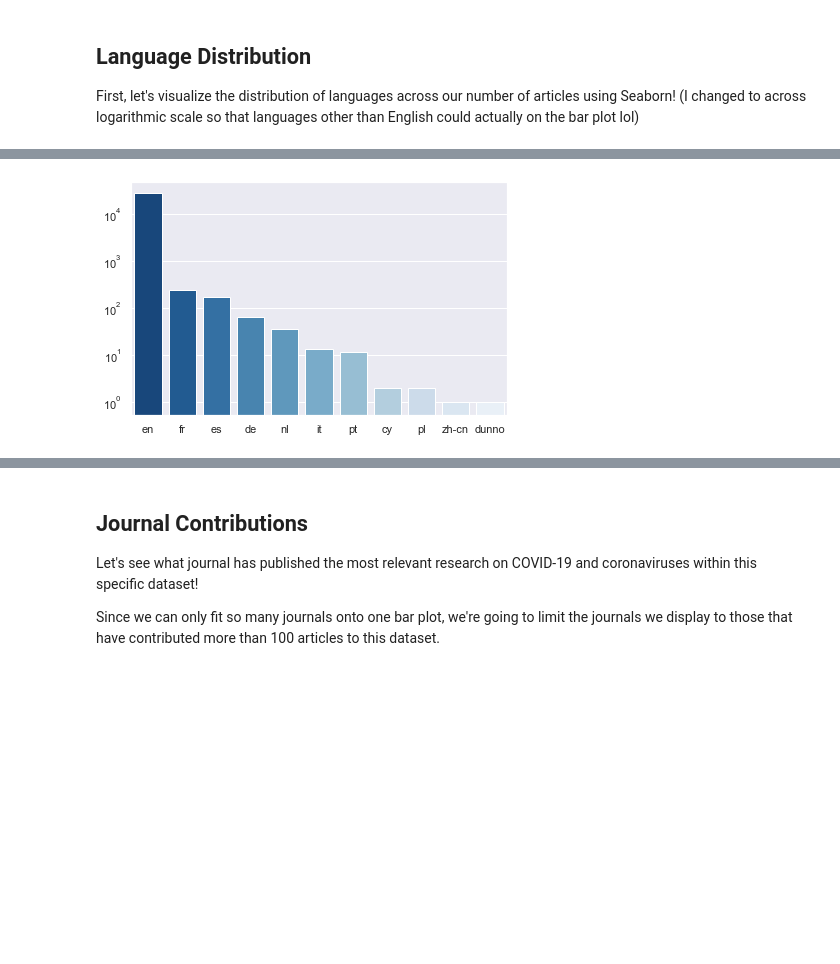
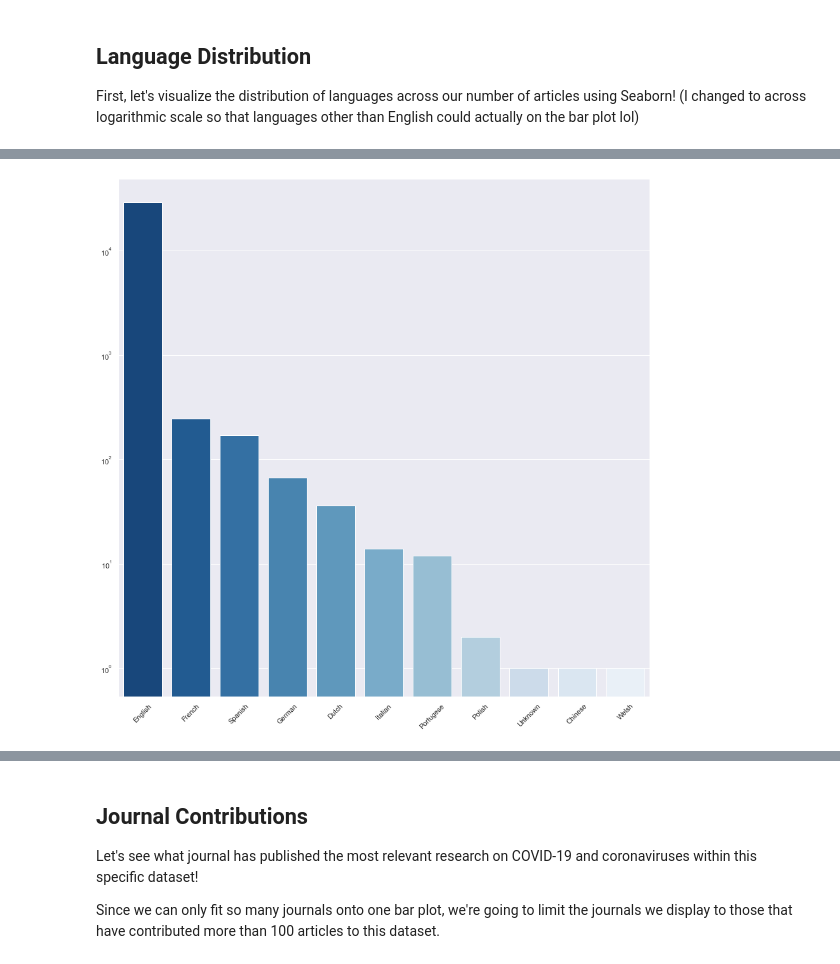
Before and after one commit to orangejuicetin/CIS545-Final-Project, a Jupyter notebook: justin_choi_cis545_final.ipynb, the cells around one changed output, grey strips where cells are left out. Drawn from its saved outputs; the diff is of its cells as text; code cells hidden in the pictures; blank space fills up the shorter version.

```diff
--- a/justin_choi_cis545_final.ipynb
+++ b/justin_choi_cis545_final.ipynb
@@ -132,7 +134,6 @@ print(f'number of rows: {rows}')
 finished dropping articles with null abstracts/body text/titles
 number of rows: 29600
 # %%
-covid_df['abstract_word_count'] = covid_df['abstract'].apply(lambda x : len(x.strip().split()))
 covid_df['body_word_count'] = covid_df['body_text'].apply(lambda x : len(x.strip().split()))
 covid_df['body_unique_count'] = covid_df['body_text'].apply(lambda x : len(set(x.strip().split())))
 # %%
@@ -228,7 +213,6 @@ for i in tqdm(range(len(covid_df))):
             continue
     finally:
         languages.append(lang)
-        uknknown
 # %%
 lang_array = np.asarray(languages)
 covid_df['language'] = lang_array
@@ -277,0 +253,18 @@ covid_df.head()
+# %%
+which_language = {
+    'en': 'English',
+    'es': 'Spanish',
+    'fr': 'French',
+    'it': 'Italian',
+    'zh-cn': 'Chinese',
+    'pl': 'Polish',
+    'cy': 'Welsh',
+    'de': 'German',
+    'pt': 'Portugese',
+    'nl': 'Dutch',
+    'dunno': 'Unknown'
+}
+# %%
+test = covid_df['language'].apply(lambda x : which_language[x])
+covid_df['language'] = test
+covid_df['language']
@@ -290,9 +310,10 @@ lang_distribution = covid_df['language'].value_counts()
 # %%
 sns.set()
-fig, ax = plt.subplots()
+fig, ax = plt.subplots(figsize=(15, 15))
 ax.set_yscale('log')
+plt.xticks(rotation=45)
 sns.barplot(x=lang_distribution.index, y=lang_distribution.values, ax=ax, palette=sns.color_palette('Blues_r', len(lang_distribution)))
 plt.show()
 # %% [output]
-[figure, old version]
+[figure, new version]
 # %%
```
Also changed, not shown: parts of 32 cells of this notebook.
